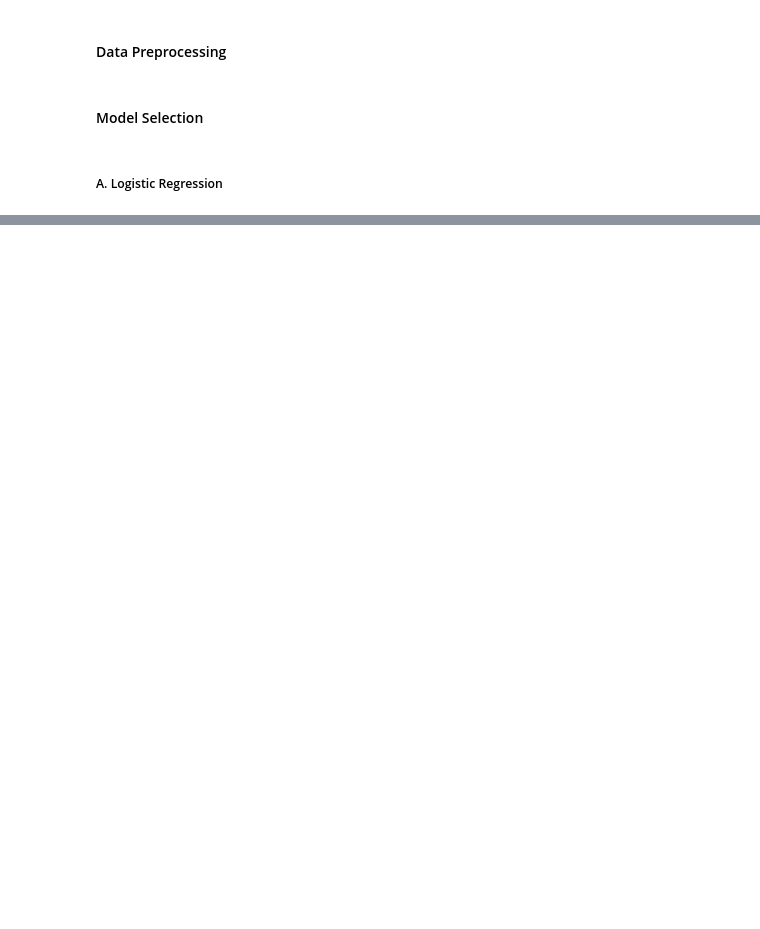
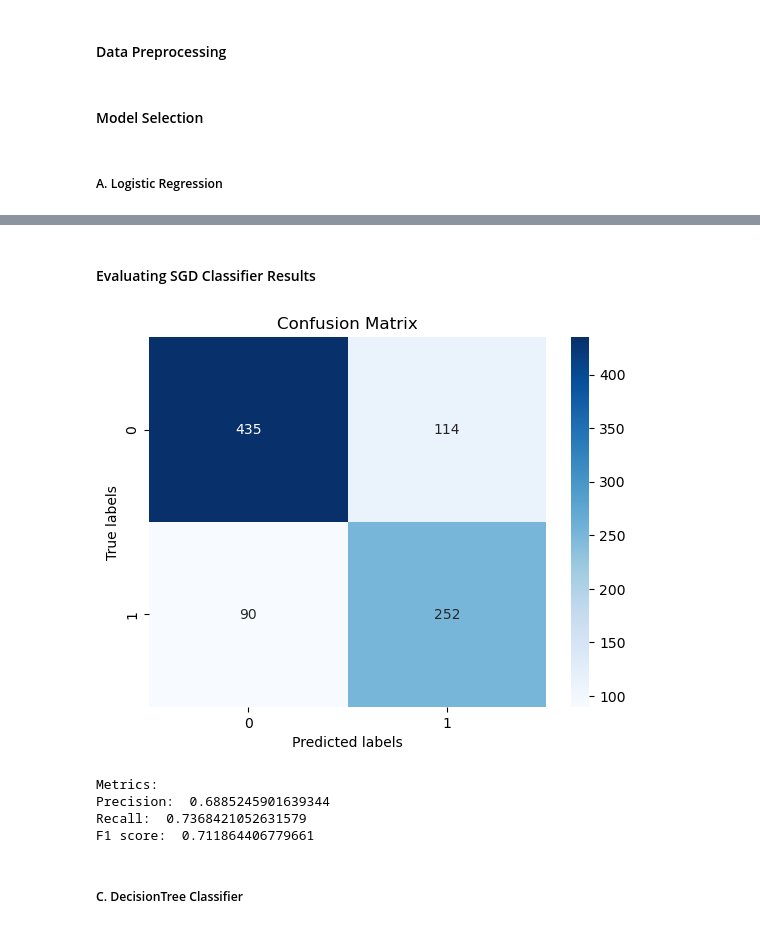
Before and after one commit to fihashim/machine-learning, a Jupyter notebook: classification-titanic.ipynb, the cells around one changed output, grey strips where cells are left out. Cells and saved outputs as stored; diff of their text form; code cells hidden in the pictures; blank space fills up the shorter version.

```diff
--- a/classification-titanic.ipynb
+++ b/classification-titanic.ipynb
@@ -364,0 +509,12 @@ lr_gridsearch.fit()
+# %% [markdown]
+#### Evaluating SGD Classifier Results
+# %%
+print_evaluation_results(SGDClassifier(random_state=42))
+# %% [output]
+[figure, added]
+Metrics:
+Precision:  0.6885245901639344
+Recall:  0.7368421052631579
+F1 score:  0.711864406779661
+# %% [markdown]
+##### C. DecisionTree Classifier
```
Also changed, not shown: parts of 31 cells of this notebook.
